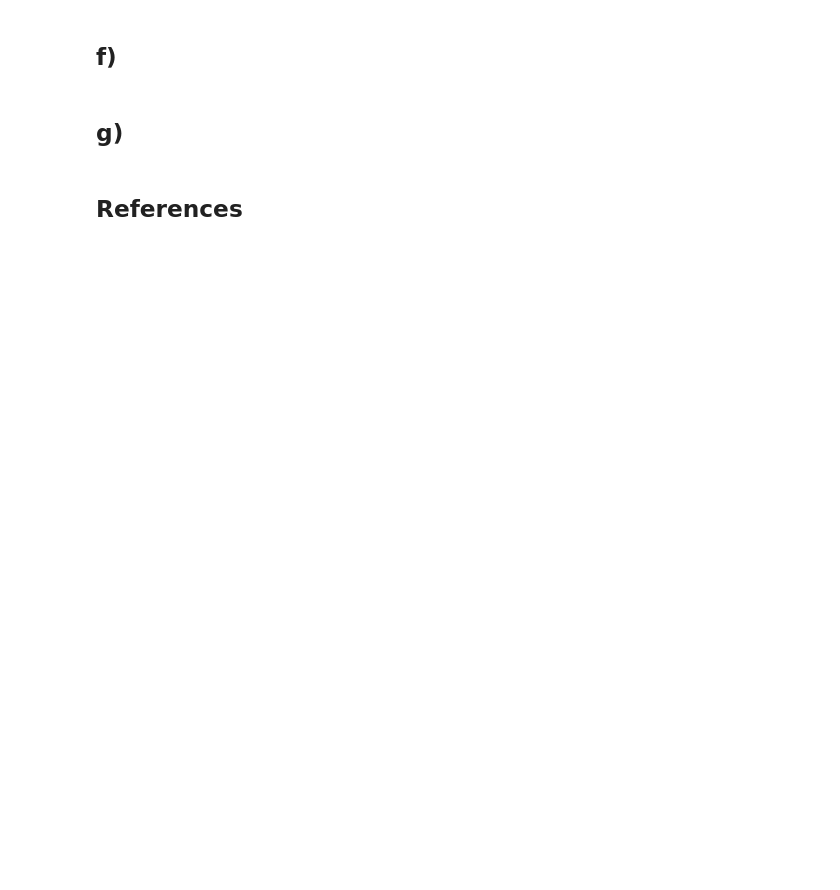
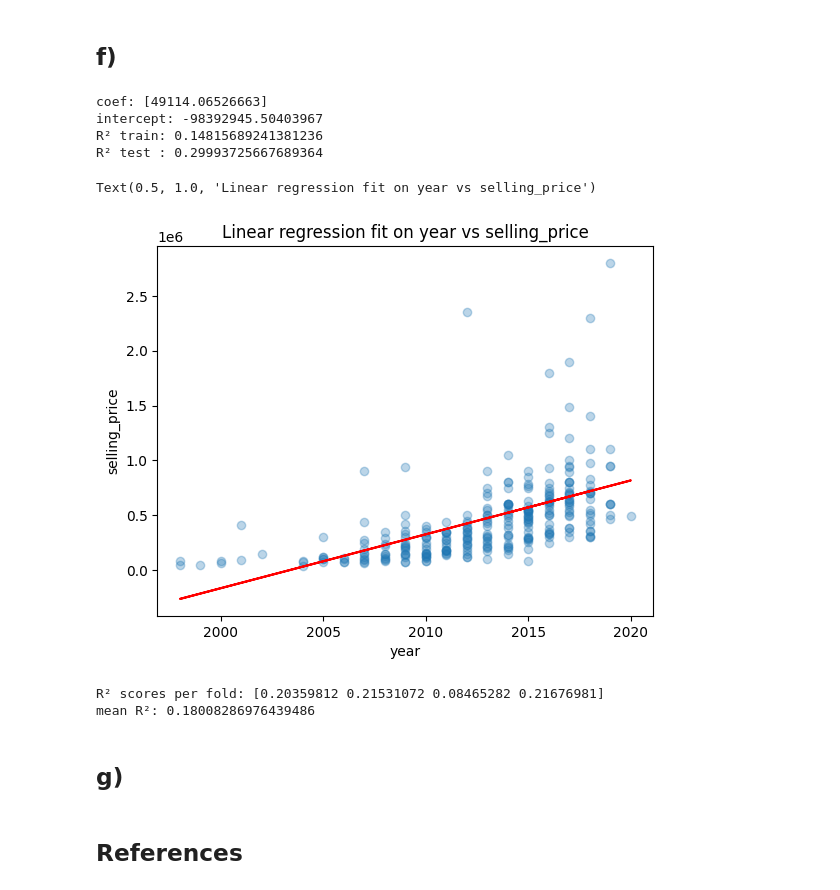
Before and after one commit to jvdlopes/CSI4142_A3, a Jupyter notebook: d1.ipynb, the cells around one changed output. Cells and saved outputs as stored; diff of their text form; code cells hidden in the pictures; blank space fills up the shorter version.

Commit message:
made it to part f

```diff
--- a/d1.ipynb
+++ b/d1.ipynb
@@ -11,4 +14,7 @@ path = kagglehub.dataset_download(
 )
 ogdf = pd.read_csv(f"{path}/CAR DETAILS FROM CAR DEKHO.csv")
 df = ogdf.copy()
-df.head()
+third = int(len(df)/3)
+#dff is for part f, the first third has been removed as it is the test data
+dff = df.iloc[2*third:].copy()
+# df.head()
@@ -120,3 +185,54 @@ Index: []
+# %%
+#rmse selected
+
+
+
+dffEncoded = pd.get_dummies(dff.copy(), columns=['fuel', 'transmission', 'owner', 'seller_type'], drop_first=False)
+cols = [col for col in dffEncoded.columns if col not in ['name']]
+dffEncoded['lof_label'] = lof.fit_predict(dffEncoded[cols])
+dffEncoded['lof_score'] = lof.negative_outlier_factor_
+
+x = dffEncoded[['year']]
+y = dffEncoded['selling_price']
+x_train, x_test, y_train, y_test = train_test_split(x, y, test_size=0.2, random_state=42)
+
+model = LinearRegression().fit(x_train, y_train)
+
+print('coef:', model.coef_)
+print('intercept:', model.intercept_)
+print('R² train:', model.score(x_train, y_train))
+print('R² test :', model.score(x_test, y_test))
+
+predictions = model.predict(x_test)
+plt.scatter(x_test, y_test, alpha=0.3)
+plt.plot(x_test, predictions, color='red')
+plt.xlabel('year')
+plt.ylabel('selling_price')
+plt.title('Linear regression fit on year vs selling_price')
+# %% [output]
+coef: [49114.06526663]
+intercept: -98392945.50403967
+R² train: 0.14815689241381236
+R² test : 0.29993725667689364
+Text(0.5, 1.0, 'Linear regression fit on year vs selling_price')
+[figure, added]
+# %%
+
+
+# features and target already defined above
+# x = dfEncoded[['year']]   # or whatever feature set you want to evaluate
+# y = dfEncoded['selling_price']
+
+scores = cross_val_score(LinearRegression(),
+                        x, y,
+                        cv=4,        # 4‑fold
+                        scoring='r2')     # or 'neg_mean_squared_error', etc.
+
+print("R² scores per fold:", scores)
+print("mean R²:", scores.mean())
+# %% [output]
+R² scores per fold: [0.20359812 0.21531072 0.08465282 0.21676981]
+mean R²: 0.18008286976439486
 # %% [markdown]
 ## g)
 # %% [markdown]
```
Also changed, not shown: parts of 14 cells of this notebook.
